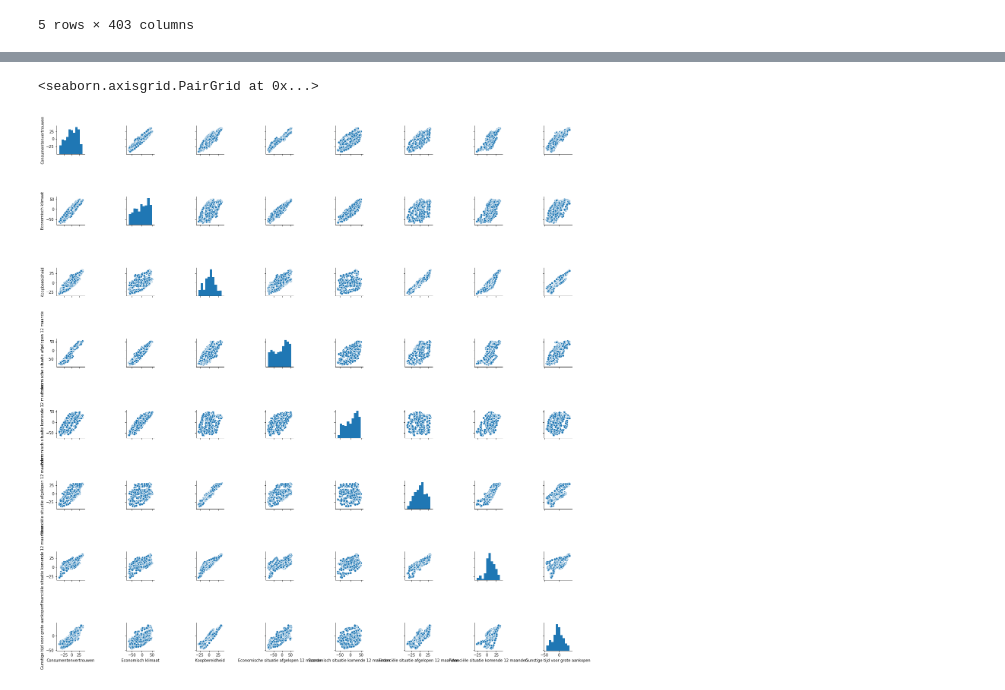
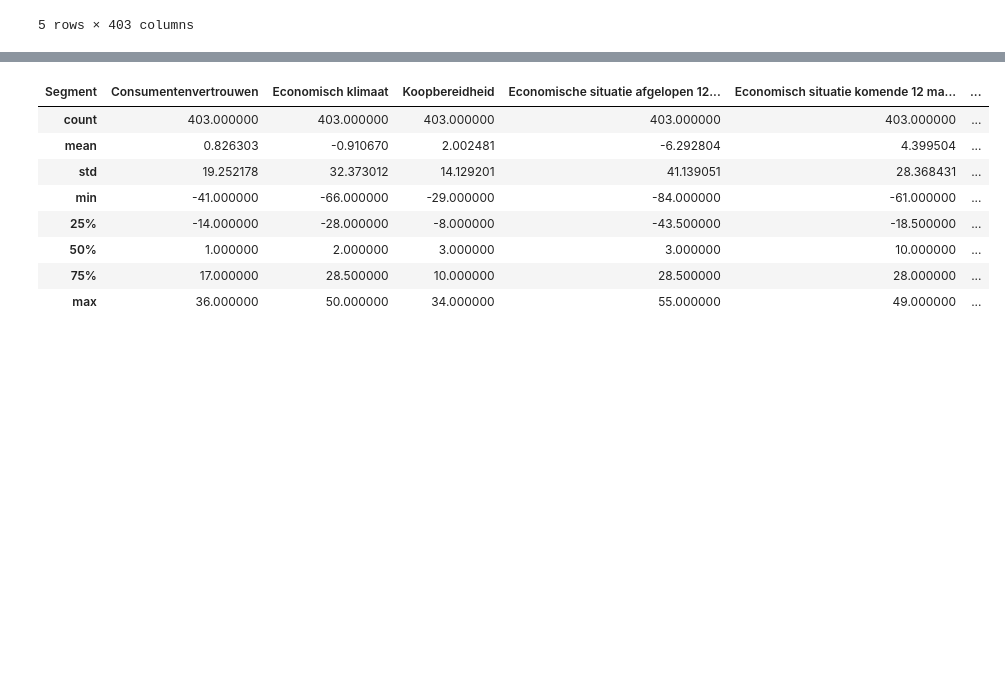
Before and after one commit to paauwp/CBS-Analyse, a Jupyter notebook: Consumentenvertrouwen.ipynb, the cells around one changed output, grey strips where cells are left out. Cells and saved outputs as stored; diff of their text form; code cells hidden in the pictures; blank space fills up the shorter version.

```diff
--- a/Consumentenvertrouwen.ipynb
+++ b/Consumentenvertrouwen.ipynb
@@ -36,5 +36,12 @@ sns.lmplot(x='Consumentenvertrouwen',  y='Economisch klimaat', data=dftranspose)
-# %%
-sns.pairplot(dftranspose)
-# %% [output]
-<seaborn.axisgrid.PairGrid at 0x...>
-[figure, removed]
+# %%
+dftranspose.describe()
+# %% [output]
+| Segment | Consumentenvertrouwen | Economisch klimaat | Koopbereidheid | Economische situatie afgelopen 12... | Economisch situatie komende 12 ma... | ... |
+| count | 403.000000 | 403.000000 | 403.000000 | 403.000000 | 403.000000 | ... |
+| mean | 0.826303 | -0.910670 | 2.002481 | -6.292804 | 4.399504 | ... |
+| std | 19.252178 | 32.373012 | 14.129201 | 41.139051 | 28.368431 | ... |
+| min | -41.000000 | -66.000000 | -29.000000 | -84.000000 | -61.000000 | ... |
+| 25% | -14.000000 | -28.000000 | -8.000000 | -43.500000 | -18.500000 | ... |
+| 50% | 1.000000 | 2.000000 | 3.000000 | 3.000000 | 10.000000 | ... |
+| 75% | 17.000000 | 28.500000 | 10.000000 | 28.500000 | 28.000000 | ... |
+| max | 36.000000 | 50.000000 | 34.000000 | 55.000000 | 49.000000 | ... |
```
Also changed, not shown: parts of 2 cells of this notebook.
